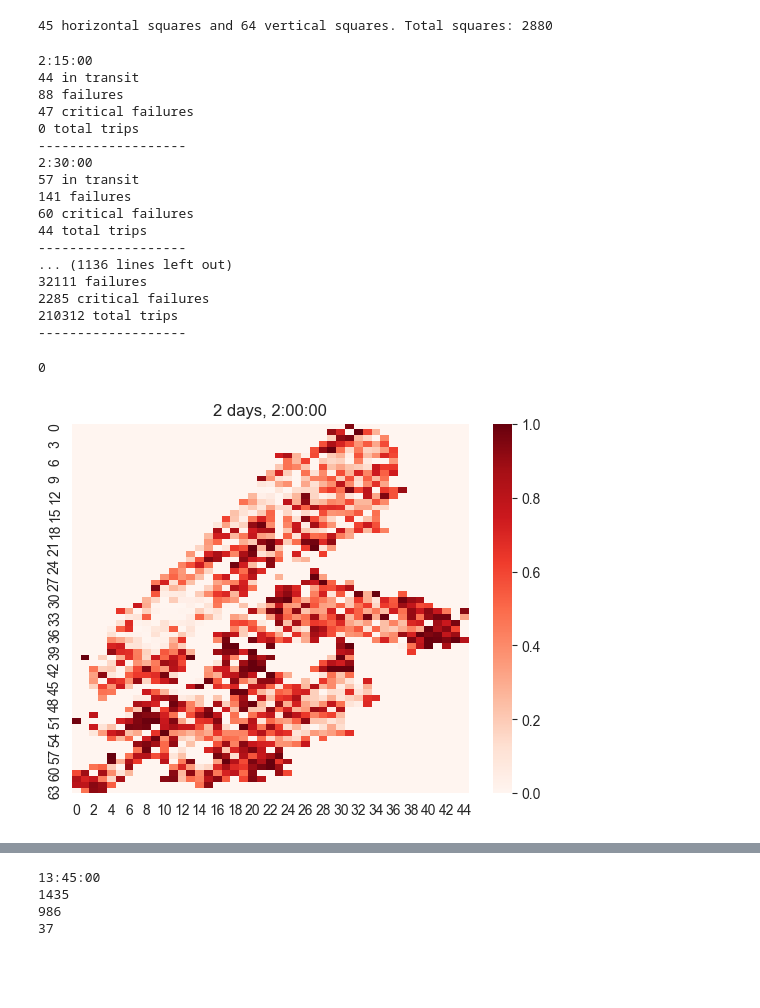
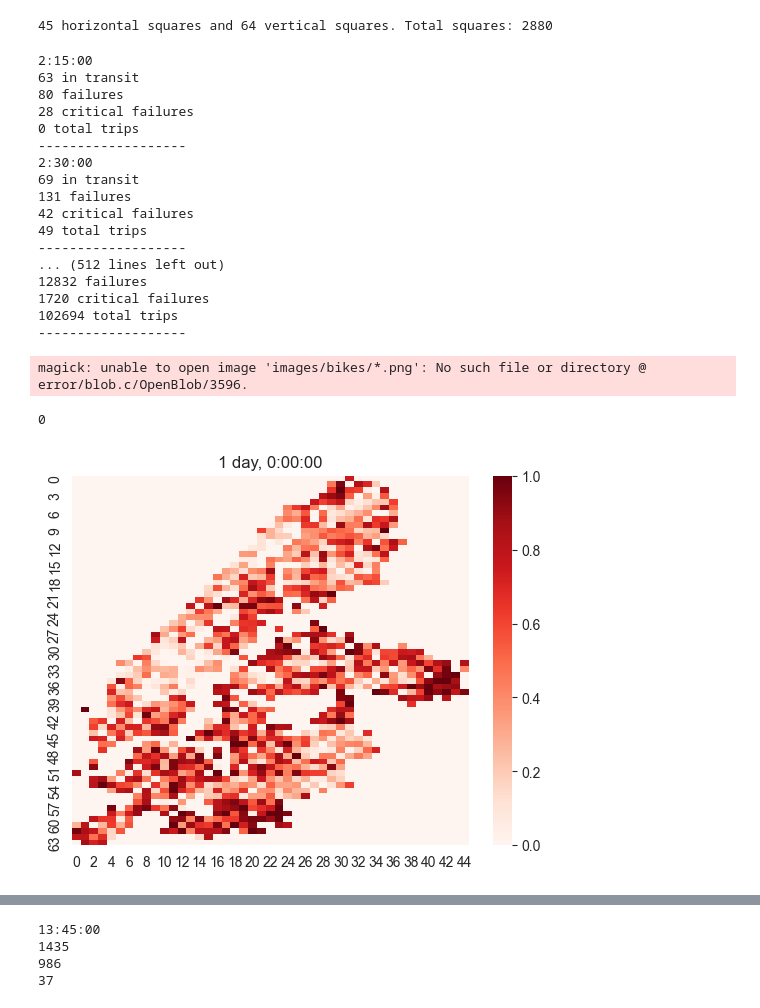
Before and after one commit to jarrettreimers/CSUREMM, a Jupyter notebook: cluster_model/cluster_model_testing.ipynb, the cells around one changed output, grey strips where cells are left out. Cells and saved outputs as stored; diff of their text form; code cells hidden in the pictures; blank space fills up the shorter version.

```diff
--- a/cluster_model/cluster_model_testing.ipynb
+++ b/cluster_model/cluster_model_testing.ipynb
@@ -22,47 +22,48 @@ cluster_model.init_state(path='../data/station_data/status_at_time/2024_6_20_2:1
 # %% [output]
 45 horizontal squares and 64 vertical squares. Total squares: 2880
 # %%
-end_time = cluster_model.curr_time + timedelta(hours=48)
+end_time = cluster_model.curr_time + timedelta(hours=22)
 image_number = 0
 while cluster_model.curr_time < end_time:
     cluster_model.sim()
     print(cluster_model.curr_time)
     print(len(cluster_model.in_transit), 'in transit')
     print(cluster_model.failures, 'failures')
     print(cluster_model.critical_failures, 'critical failures')
     print(cluster_model.total_trips, 'total trips')
     print('-------------------')
     if image_number < 10:
         t = f'000{image_number}'
     elif image_number < 100:
         t = f'00{image_number}'
     elif image_number < 1000:
         t = f'0{image_number}'
     else:
         t = f'{image_number}'
-    # cluster_model.show_bikes(save=True, name=f'{t}')
+    cluster_model.show_bikes(save=True, name=f'{t}')
     cluster_model.show_fill_percent(save=True, name=f'{t}')
     image_number += 1
 
-# os.system('magick images/bikes/*.png bikes.gif')
-os.system('magick images/fill/*.png fill.gif')
+os.system('magick images/bikes/*.png gifs/bikes.gif')
+os.system('magick images/fill/*.png gifs/fill.gif')
 # %% [output]
 2:15:00
-44 in transit
-88 failures
-47 critical failures
+63 in transit
+80 failures
+28 critical failures
 0 total trips
 -------------------
 2:30:00
-57 in transit
-141 failures
-60 critical failures
-44 total trips
+69 in transit
+131 failures
+42 critical failures
+49 total trips
 -------------------
-... (1136 lines left out)
-32111 failures
-2285 critical failures
-210312 total trips
+... (512 lines left out)
+12832 failures
+1720 critical failures
+102694 total trips
 -------------------
-0
+magick: unable to open image 'images/bikes/*.png': No such file or directory @ error/blob.c/OpenBlob/3596.
+0
-[figure, old version]
+[figure, new version]
```
Also changed, not shown: parts of 2 cells of this notebook, 3 other files.
